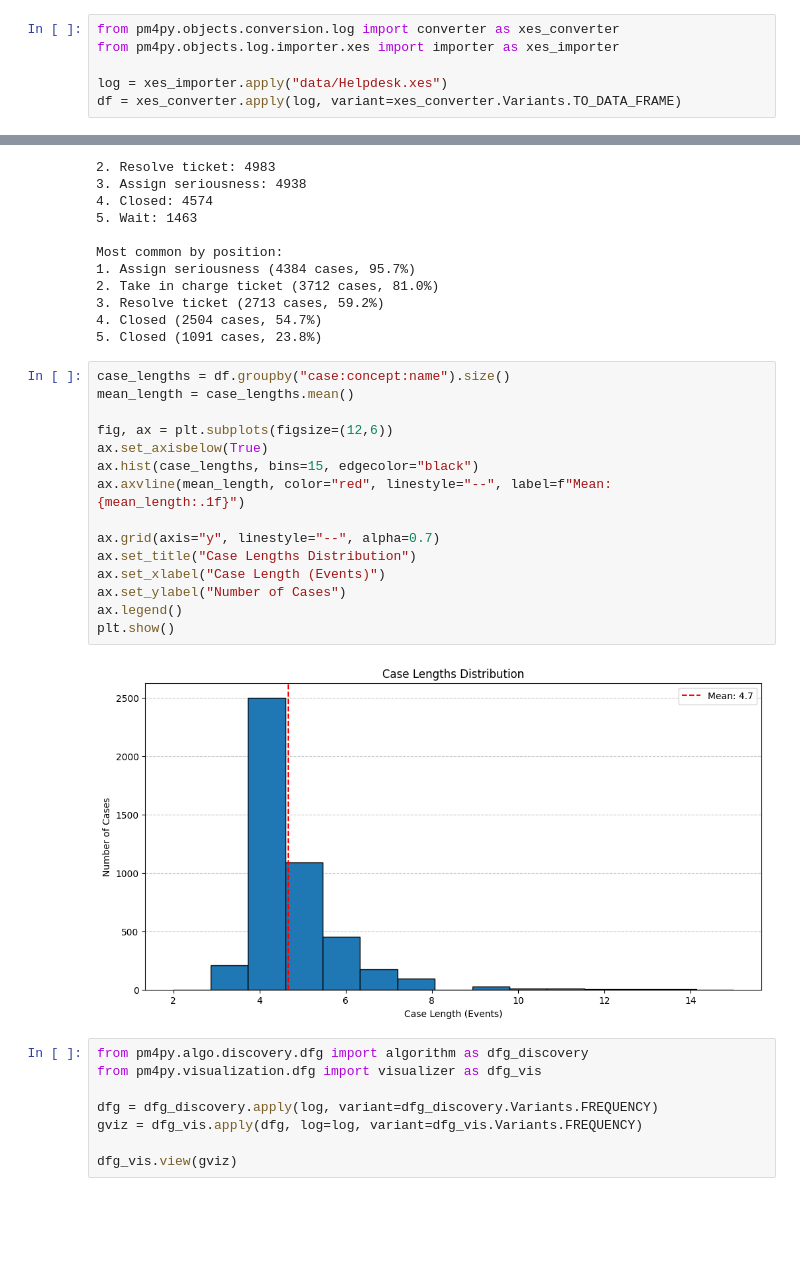
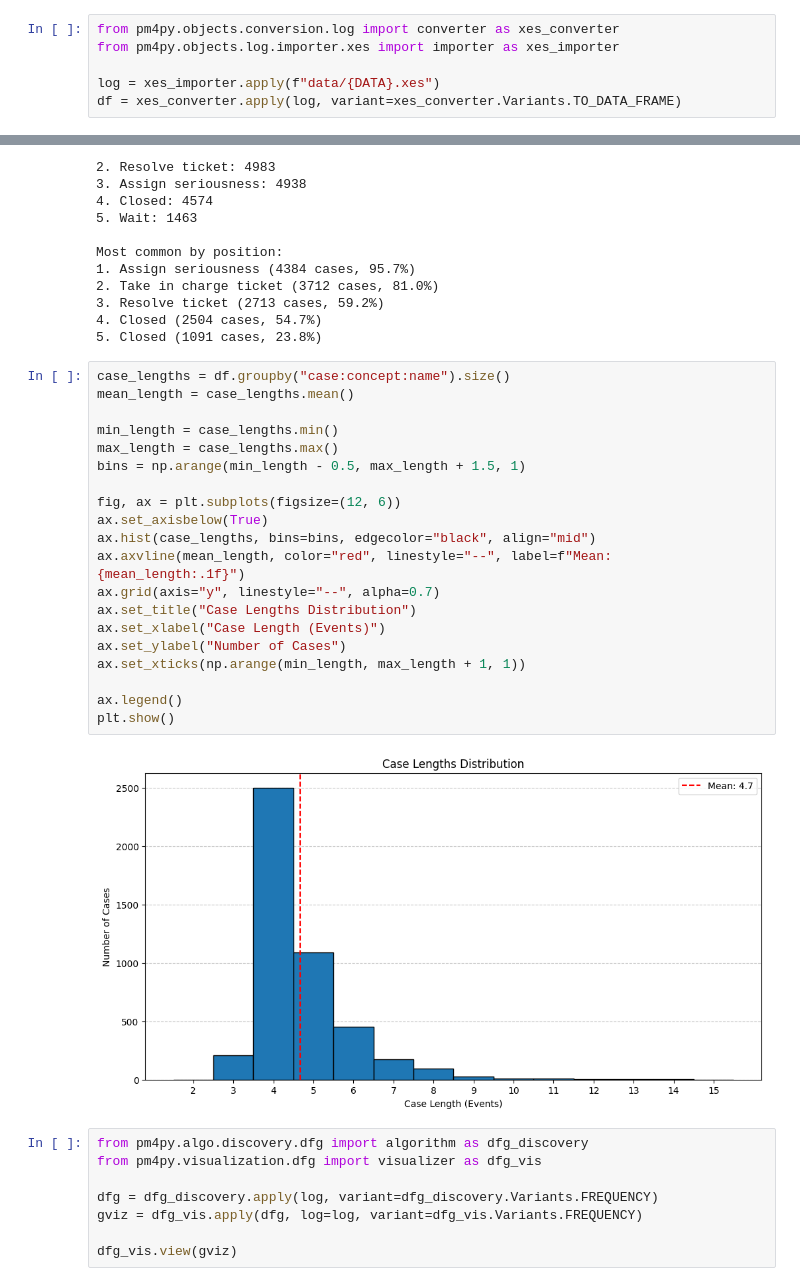
Before and after one commit to LorenzoCirac/Encodings-for-Next-Step-Activity-Prediction, a Jupyter notebook: Encodings for Next Step Activity Prediction.ipynb, the cells around one changed output, grey strips where cells are left out. Drawn from its saved outputs; the diff is of its cells as text; blank space fills up the shorter version.

```diff
--- a/Encodings for Next Step Activity Prediction.ipynb
+++ b/Encodings for Next Step Activity Prediction.ipynb
@@ -22,7 +27,7 @@ warnings.filterwarnings("ignore")
 from pm4py.objects.conversion.log import converter as xes_converter
 from pm4py.objects.log.importer.xes import importer as xes_importer
 
-log = xes_importer.apply("data/Helpdesk.xes")
+log = xes_importer.apply(f"data/{DATA}.xes")
 df = xes_converter.apply(log, variant=xes_converter.Variants.TO_DATA_FRAME)
 # %%
 df.columns
@@ -91,20 +96,25 @@ Most common by position:
 # %%
 case_lengths = df.groupby("case:concept:name").size()
 mean_length = case_lengths.mean()
 
-fig, ax = plt.subplots(figsize=(12,6))
+min_length = case_lengths.min()
+max_length = case_lengths.max()
+bins = np.arange(min_length - 0.5, max_length + 1.5, 1)
+
+fig, ax = plt.subplots(figsize=(12, 6))
 ax.set_axisbelow(True)
-ax.hist(case_lengths, bins=15, edgecolor="black")
+ax.hist(case_lengths, bins=bins, edgecolor="black", align="mid")
 ax.axvline(mean_length, color="red", linestyle="--", label=f"Mean: {mean_length:.1f}")
-
 ax.grid(axis="y", linestyle="--", alpha=0.7)
 ax.set_title("Case Lengths Distribution")
 ax.set_xlabel("Case Length (Events)")
 ax.set_ylabel("Number of Cases")
+ax.set_xticks(np.arange(min_length, max_length + 1, 1))
+
 ax.legend()
 plt.show()
 # %% [output]
-[figure, old version]
+[figure, new version]
 # %%
 from pm4py.algo.discovery.dfg import algorithm as dfg_discovery
 from pm4py.visualization.dfg import visualizer as dfg_vis
```
Also changed, not shown: parts of 17 cells of this notebook, 1 other file.
